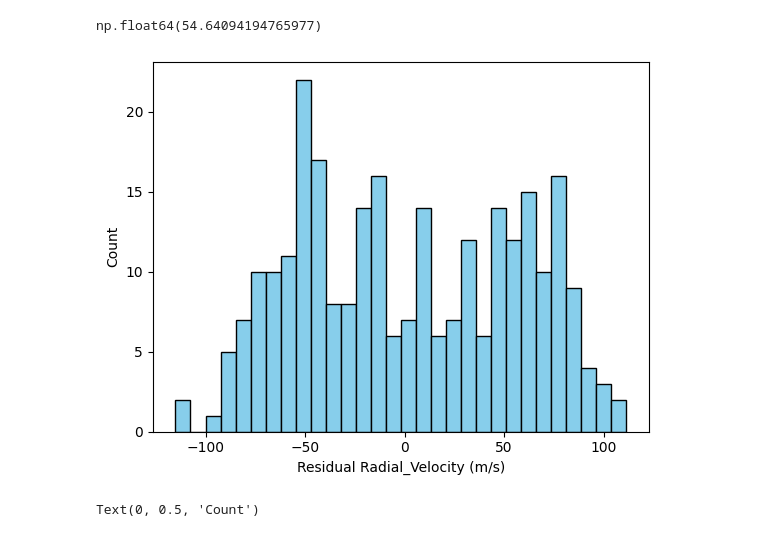
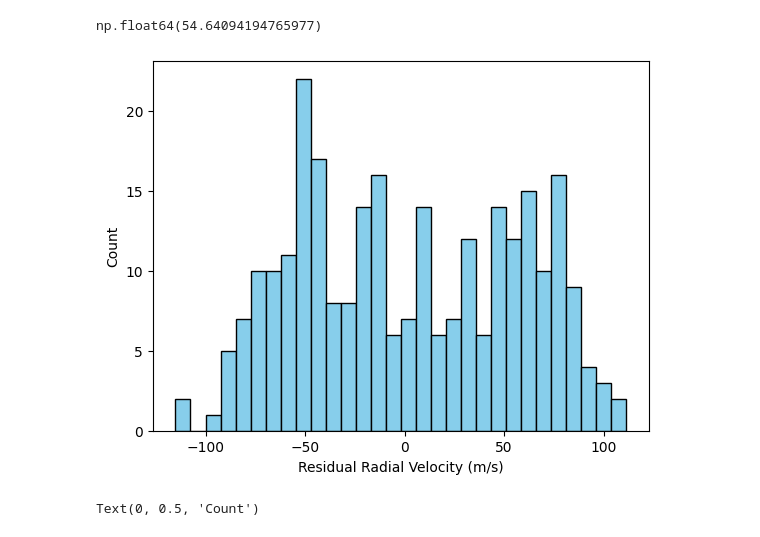
Before and after one commit to jwmckeown007/astr19groupf, a Jupyter notebook: fifty_five_cnc_data_errorbarnew.ipynb, the cells around one changed output. Cells and saved outputs as stored; diff of their text form; code cells hidden in the pictures.

```diff
--- a/fifty_five_cnc_data_errorbarnew.ipynb
+++ b/fifty_five_cnc_data_errorbarnew.ipynb
@@ -192,13 +204,13 @@ np.float64(54.64094194765977)
 # %%
 # Task 4: Plot the histogram of the residual radial velocity
 bins = 30  # TODO Is this bin width reasonable
 plt.hist(data_residuals, bins=bins, edgecolor='black', color='skyblue')
-plt.xlabel('Residual Radial_Velocity (m/s)')
+plt.xlabel('Residual Radial Velocity (m/s)')
 plt.ylabel('Count')
 
 plt.savefig('ResidualRadialVelocityHistogram.pdf', bbox_inches='tight', dpi=600)
 # %% [output]
-[figure, old version]
+[figure, new version]
 # %%
 # Plot a histogram of the radial velocity uncertainty for comparison with residuals
 bins = 30
```
Also changed, not shown: parts of 2 cells of this notebook.
